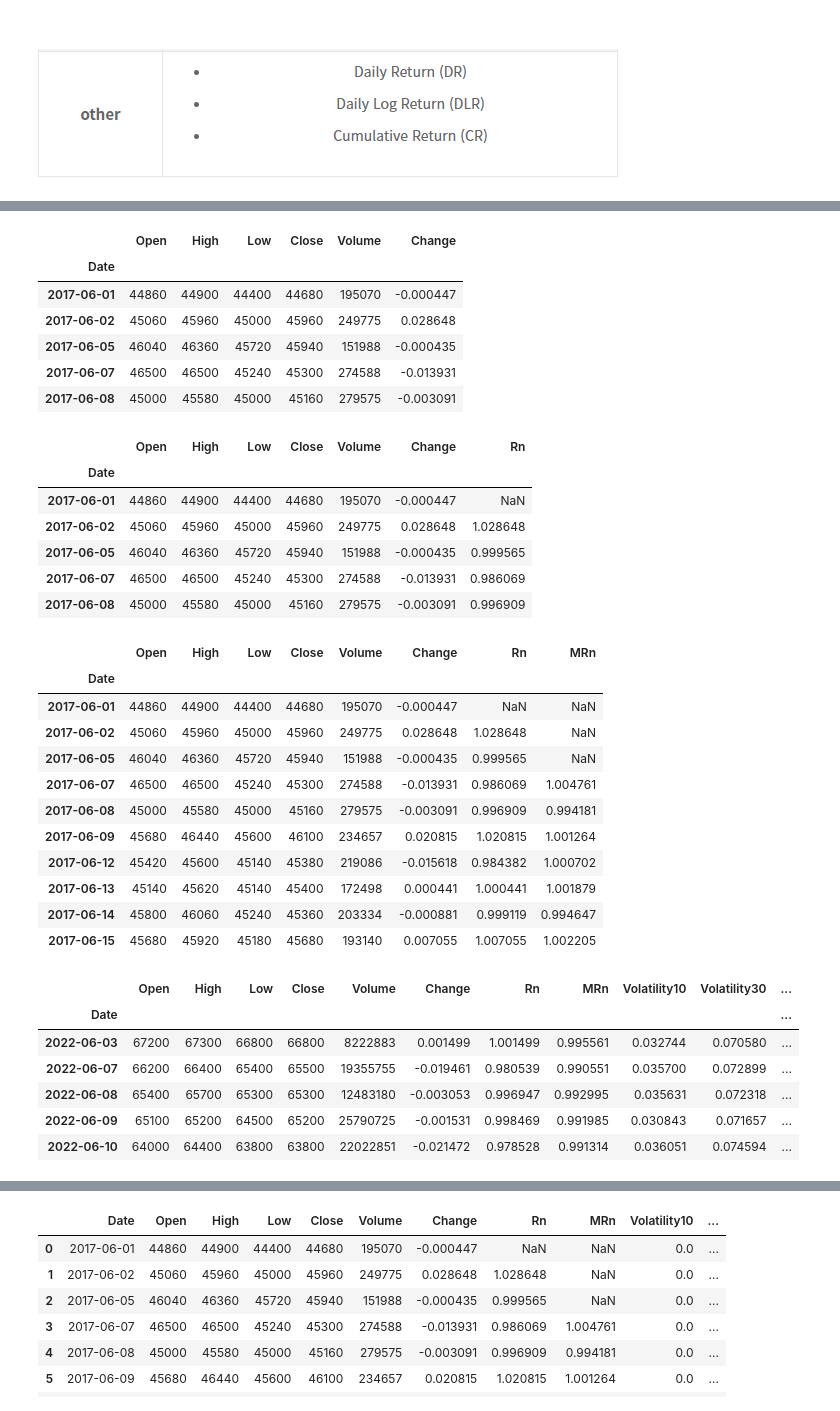
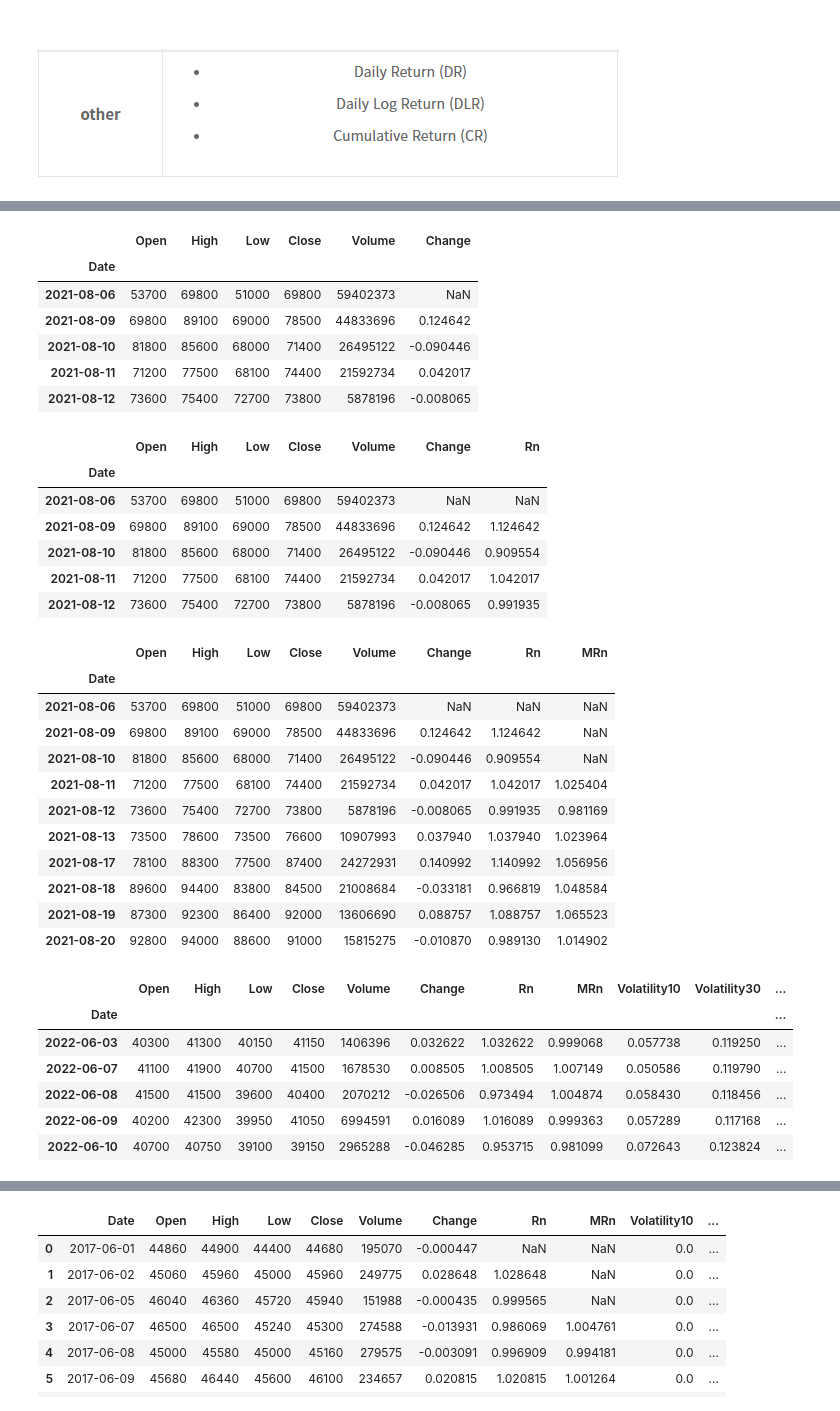
Before and after one commit to SNU-dataproject/kr-finbert, a Jupyter notebook: 삼성전자&코스피_상관분석_LSTM을_활용한_주가_OR_지수예측_결측치처리.ipynb, the cells around one changed output, grey strips where cells are left out. Saved outputs shown, nothing was run; the diff lists cells and outputs as text; code cells hidden in the pictures.

```diff
--- a/삼성전자&코스피_상관분석_LSTM을_활용한_주가_OR_지수예측_결측치처리.ipynb
+++ b/삼성전자&코스피_상관분석_LSTM을_활용한_주가_OR_지수예측_결측치처리.ipynb
@@ -472,43 +472,43 @@ import ta
 import FinanceDataReader as fdr
 # %%
 # s: 삼성전자에 대한 데이터프레임
-s = fdr.DataReader('005930', '2017-06-01')
+s = fdr.DataReader('323410', '2017-06-01')
 s.head()
 # %% [output]
 |  | Open | High | Low | Close | Volume | Change |
 | Date |  |  |  |  |  |  |
-| 2017-06-01 | 44860 | 44900 | 44400 | 44680 | 195070 | -0.000447 |
-| 2017-06-02 | 45060 | 45960 | 45000 | 45960 | 249775 | 0.028648 |
-| 2017-06-05 | 46040 | 46360 | 45720 | 45940 | 151988 | -0.000435 |
-| 2017-06-07 | 46500 | 46500 | 45240 | 45300 | 274588 | -0.013931 |
-| 2017-06-08 | 45000 | 45580 | 45000 | 45160 | 279575 | -0.003091 |
+| 2021-08-06 | 53700 | 69800 | 51000 | 69800 | 59402373 | NaN |
+| 2021-08-09 | 69800 | 89100 | 69000 | 78500 | 44833696 | 0.124642 |
+| 2021-08-10 | 81800 | 85600 | 68000 | 71400 | 26495122 | -0.090446 |
+| 2021-08-11 | 71200 | 77500 | 68100 | 74400 | 21592734 | 0.042017 |
+| 2021-08-12 | 73600 | 75400 | 72700 | 73800 | 5878196 | -0.008065 |
 # %%
 s.insert(6, "Rn", s.Close / s.Close.shift(1))
 s.head()
 # %% [output]
 |  | Open | High | Low | Close | Volume | Change | Rn |
 | Date |  |  |  |  |  |  |  |
-| 2017-06-01 | 44860 | 44900 | 44400 | 44680 | 195070 | -0.000447 | NaN |
-| 2017-06-02 | 45060 | 45960 | 45000 | 45960 | 249775 | 0.028648 | 1.028648 |
-| 2017-06-05 | 46040 | 46360 | 45720 | 45940 | 151988 | -0.000435 | 0.999565 |
-| 2017-06-07 | 46500 | 46500 | 45240 | 45300 | 274588 | -0.013931 | 0.986069 |
-| 2017-06-08 | 45000 | 45580 | 45000 | 45160 | 279575 | -0.003091 | 0.996909 |
+| 2021-08-06 | 53700 | 69800 | 51000 | 69800 | 59402373 | NaN | NaN |
+| 2021-08-09 | 69800 | 89100 | 69000 | 78500 | 44833696 | 0.124642 | 1.124642 |
+| 2021-08-10 | 81800 | 85600 | 68000 | 71400 | 26495122 | -0.090446 | 0.909554 |
+| 2021-08-11 | 71200 | 77500 | 68100 | 74400 | 21592734 | 0.042017 | 1.042017 |
+| 2021-08-12 | 73600 | 75400 | 72700 | 73800 | 5878196 | -0.008065 | 0.991935 |
 # %%
 s["MRn"] = s.Rn.rolling(3).mean()
 s.head(10)
 # %% [output]
 |  | Open | High | Low | Close | Volume | Change | Rn | MRn |
 | Date |  |  |  |  |  |  |  |  |
-| 2017-06-01 | 44860 | 44900 | 44400 | 44680 | 195070 | -0.000447 | NaN | NaN |
-| 2017-06-02 | 45060 | 45960 | 45000 | 45960 | 249775 | 0.028648 | 1.028648 | NaN |
-| 2017-06-05 | 46040 | 46360 | 45720 | 45940 | 151988 | -0.000435 | 0.999565 | NaN |
-| 2017-06-07 | 46500 | 46500 | 45240 | 45300 | 274588 | -0.013931 | 0.986069 | 1.004761 |
-| 2017-06-08 | 45000 | 45580 | 45000 | 45160 | 279575 | -0.003091 | 0.996909 | 0.994181 |
-| 2017-06-09 | 45680 | 46440 | 45600 | 46100 | 234657 | 0.020815 | 1.020815 | 1.001264 |
-| 2017-06-12 | 45420 | 45600 | 45140 | 45380 | 219086 | -0.015618 | 0.984382 | 1.000702 |
-| 2017-06-13 | 45140 | 45620 | 45140 | 45400 | 172498 | 0.000441 | 1.000441 | 1.001879 |
-| 2017-06-14 | 45800 | 46060 | 45240 | 45360 | 203334 | -0.000881 | 0.999119 | 0.994647 |
-| 2017-06-15 | 45680 | 45920 | 45180 | 45680 | 193140 | 0.007055 | 1.007055 | 1.002205 |
+| 2021-08-06 | 53700 | 69800 | 51000 | 69800 | 59402373 | NaN | NaN | NaN |
+| 2021-08-09 | 69800 | 89100 | 69000 | 78500 | 44833696 | 0.124642 | 1.124642 | NaN |
+| 2021-08-10 | 81800 | 85600 | 68000 | 71400 | 26495122 | -0.090446 | 0.909554 | NaN |
+| 2021-08-11 | 71200 | 77500 | 68100 | 74400 | 21592734 | 0.042017 | 1.042017 | 1.025404 |
+| 2021-08-12 | 73600 | 75400 | 72700 | 73800 | 5878196 | -0.008065 | 0.991935 | 0.981169 |
+| 2021-08-13 | 73500 | 78600 | 73500 | 76600 | 10907993 | 0.037940 | 1.037940 | 1.023964 |
+| 2021-08-17 | 78100 | 88300 | 77500 | 87400 | 24272931 | 0.140992 | 1.140992 | 1.056956 |
+| 2021-08-18 | 89600 | 94400 | 83800 | 84500 | 21008684 | -0.033181 | 0.966819 | 1.048584 |
+| 2021-08-19 | 87300 | 92300 | 86400 | 92000 | 13606690 | 0.088757 | 1.088757 | 1.065523 |
+| 2021-08-20 | 92800 | 94000 | 88600 | 91000 | 15815275 | -0.010870 | 0.989130 | 1.014902 |
 # %%
 def get_volatility(rn, mrn, vol_day):
     l = len(rn)
@@ -536,11 +536,11 @@ s.tail()
 # %% [output]
 |  | Open | High | Low | Close | Volume | Change | Rn | MRn | Volatility10 | Volatility30 | ... |
 | Date |  |  |  |  |  |  |  |  |  |  | ... |
-| 2022-06-03 | 67200 | 67300 | 66800 | 66800 | 8222883 | 0.001499 | 1.001499 | 0.995561 | 0.032744 | 0.070580 | ... |
-| 2022-06-07 | 66200 | 66400 | 65400 | 65500 | 19355755 | -0.019461 | 0.980539 | 0.990551 | 0.035700 | 0.072899 | ... |
-| 2022-06-08 | 65400 | 65700 | 65300 | 65300 | 12483180 | -0.003053 | 0.996947 | 0.992995 | 0.035631 | 0.072318 | ... |
-| 2022-06-09 | 65100 | 65200 | 64500 | 65200 | 25790725 | -0.001531 | 0.998469 | 0.991985 | 0.030843 | 0.071657 | ... |
-| 2022-06-10 | 64000 | 64400 | 63800 | 63800 | 22022851 | -0.021472 | 0.978528 | 0.991314 | 0.036051 | 0.074594 | ... |
+| 2022-06-03 | 40300 | 41300 | 40150 | 41150 | 1406396 | 0.032622 | 1.032622 | 0.999068 | 0.057738 | 0.119250 | ... |
+| 2022-06-07 | 41100 | 41900 | 40700 | 41500 | 1678530 | 0.008505 | 1.008505 | 1.007149 | 0.050586 | 0.119790 | ... |
+| 2022-06-08 | 41500 | 41500 | 39600 | 40400 | 2070212 | -0.026506 | 0.973494 | 1.004874 | 0.058430 | 0.118456 | ... |
+| 2022-06-09 | 40200 | 42300 | 39950 | 41050 | 6994591 | 0.016089 | 1.016089 | 0.999363 | 0.057289 | 0.117168 | ... |
+| 2022-06-10 | 40700 | 40750 | 39100 | 39150 | 2965288 | -0.046285 | 0.953715 | 0.981099 | 0.072643 | 0.123824 | ... |
 # %%
 ma_day = [3,10,20,60,120,180,360]
 for ma in ma_day:
```
Also changed, not shown: parts of 11 cells of this notebook.
